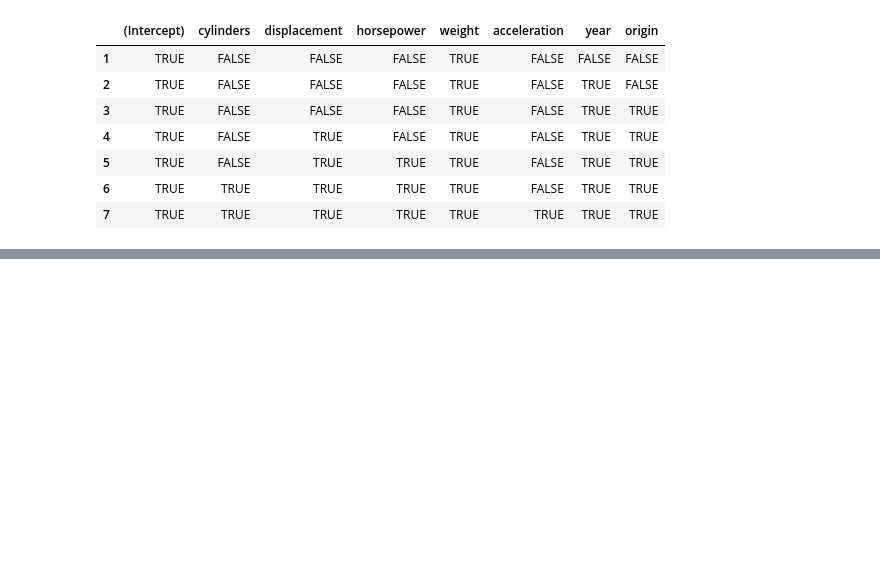
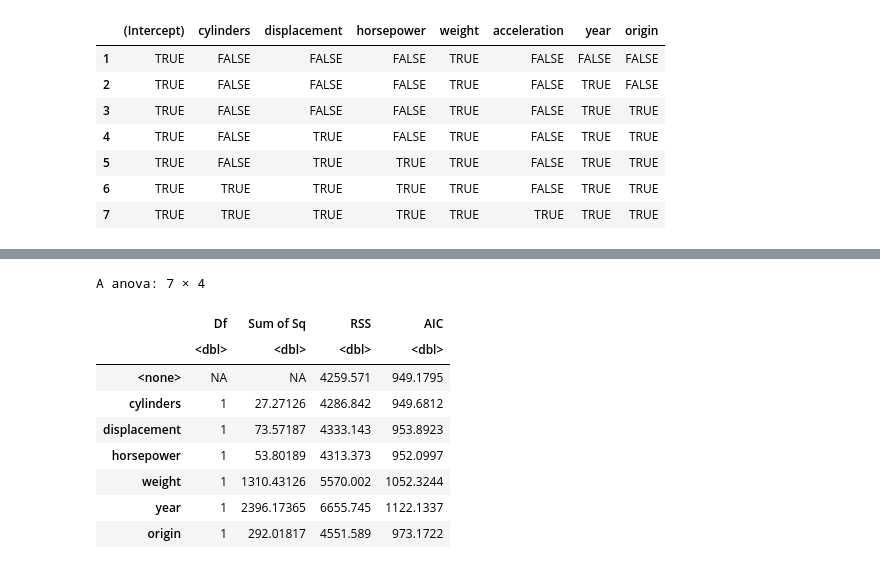
Before and after one commit to Joelius300/hslu-astat-StephanStofer, a Jupyter notebook: exercises/series13.ipynb, the cells around one changed output, grey strips where cells are left out. Saved outputs shown, nothing was run; the diff lists cells and outputs as text; code cells hidden in the pictures; blank space fills up the shorter version.

```diff
--- a/exercises/series13.ipynb
+++ b/exercises/series13.ipynb
@@ -174,0 +213,14 @@ A matrix: 7 × 8 of type lgl
+# %%
+f.7 <- update(f.full, . ~. - acceleration)
+drop1(f.7, scope = f.7, trace = TRUE)
+# %% [output]
+A anova: 7 × 4
+|  | Df | Sum of Sq | RSS | AIC |
+|  | <dbl> | <dbl> | <dbl> | <dbl> |
+| <none> | NA | NA | 4259.571 | 949.1795 |
+| cylinders | 1 | 27.27126 | 4286.842 | 949.6812 |
+| displacement | 1 | 73.57187 | 4333.143 | 953.8923 |
+| horsepower | 1 | 53.80189 | 4313.373 | 952.0997 |
+| weight | 1 | 1310.43126 | 5570.002 | 1052.3244 |
+| year | 1 | 2396.17365 | 6655.745 | 1122.1337 |
+| origin | 1 | 292.01817 | 4551.589 | 973.1722 |
```
Also changed, not shown: parts of 3 cells of this notebook, 12 other files.
